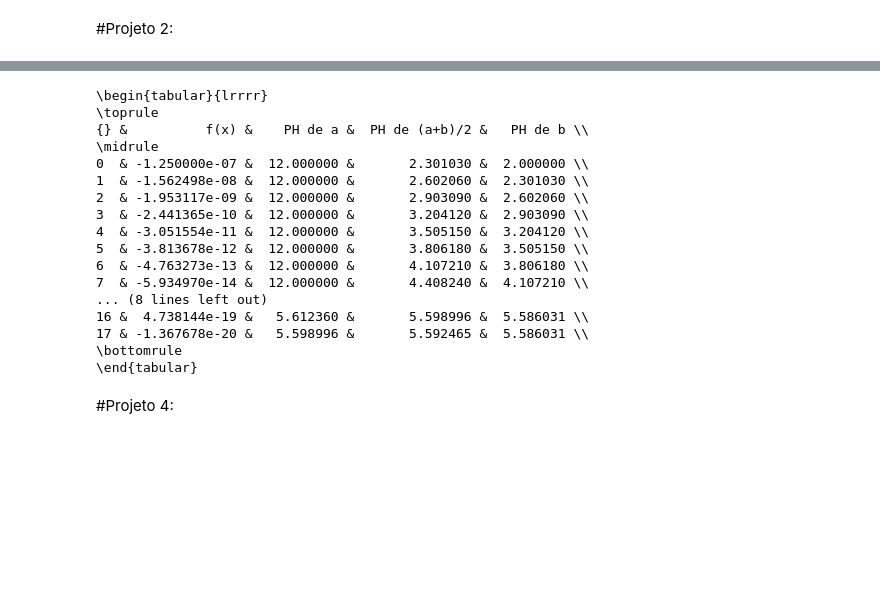
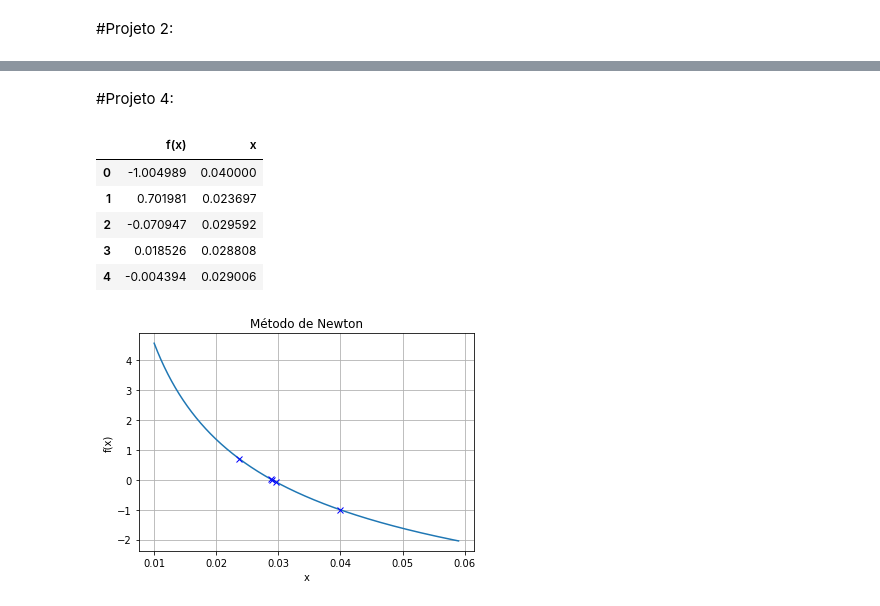
Before and after one commit to HerbertHipolito/lab.MatIndustrual, a Jupyter notebook: root.ipynb, the cells around one changed output, grey strips where cells are left out. Saved outputs shown, nothing was run; the diff lists cells and outputs as text; code cells hidden in the pictures; blank space fills up the shorter version.

```diff
--- a/root.ipynb
+++ b/root.ipynb
@@ -206,25 +225,21 @@ f(x_n-1): -1.3676775424719232e-20 x_n-1:2.5558481677131654e-06
-# %%
-print(bisection.result_table.to_latex())
-# %% [output]
-\begin{tabular}{lrrrr}
-\toprule
-{} &          f(x) &    PH de a &  PH de (a+b)/2 &   PH de b \\
-\midrule
-0  & -1.250000e-07 &  12.000000 &       2.301030 &  2.000000 \\
-1  & -1.562498e-08 &  12.000000 &       2.602060 &  2.301030 \\
-2  & -1.953117e-09 &  12.000000 &       2.903090 &  2.602060 \\
-3  & -2.441365e-10 &  12.000000 &       3.204120 &  2.903090 \\
-4  & -3.051554e-11 &  12.000000 &       3.505150 &  3.204120 \\
-5  & -3.813678e-12 &  12.000000 &       3.806180 &  3.505150 \\
-6  & -4.763273e-13 &  12.000000 &       4.107210 &  3.806180 \\
-7  & -5.934970e-14 &  12.000000 &       4.408240 &  4.107210 \\
-... (8 lines left out)
-16 &  4.738144e-19 &   5.612360 &       5.598996 &  5.586031 \\
-17 & -1.367678e-20 &   5.598996 &       5.592465 &  5.586031 \\
-\bottomrule
-\end{tabular}
 # %% [markdown]
 #Projeto 4:
+# %%
+re = (1.23*40*0.005)/0.0000179
+function = lambda x: 1/((x)**(1/2)) +  2*np.log10(0.0000015/(3.7*0.005) +(2.51)/(( (x**(1/2))*(re) )) )
+
+newton = method_newton_raphson(function,0.04)
+newton.find_root(0.01,0.01,100)
+display(newton.result_table)
+newton.generate_graph(title = 'Método de Newton',xlabel = 'x',ylabel = 'f(x)',start_graph= 0.03,end_graph=0.03)
+# %% [output]
+|  | f(x) | x |
+| 0 | -1.004989 | 0.040000 |
+| 1 | 0.701981 | 0.023697 |
+| 2 | -0.070947 | 0.029592 |
+| 3 | 0.018526 | 0.028808 |
+| 4 | -0.004394 | 0.029006 |
+[figure, added]
 # %%
 re = (1.23*40*0.005)/0.0000179
 function = lambda x: 1/((x)**(1/2)) +  2*np.log10(0.0000015/(3.7*0.005) +(2.51)/(( (x**(1/2))*(re) )) )
```
Also changed, not shown: parts of 13 cells of this notebook.
